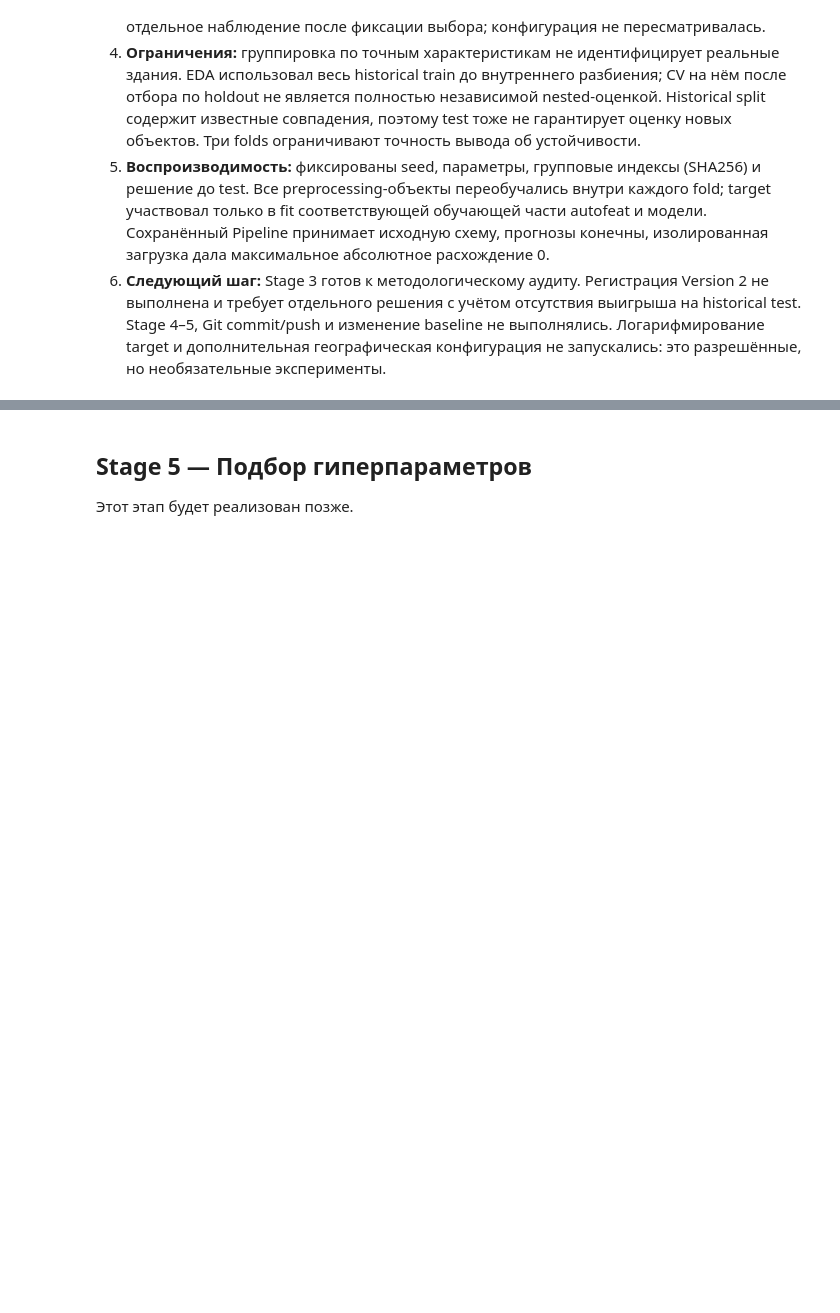
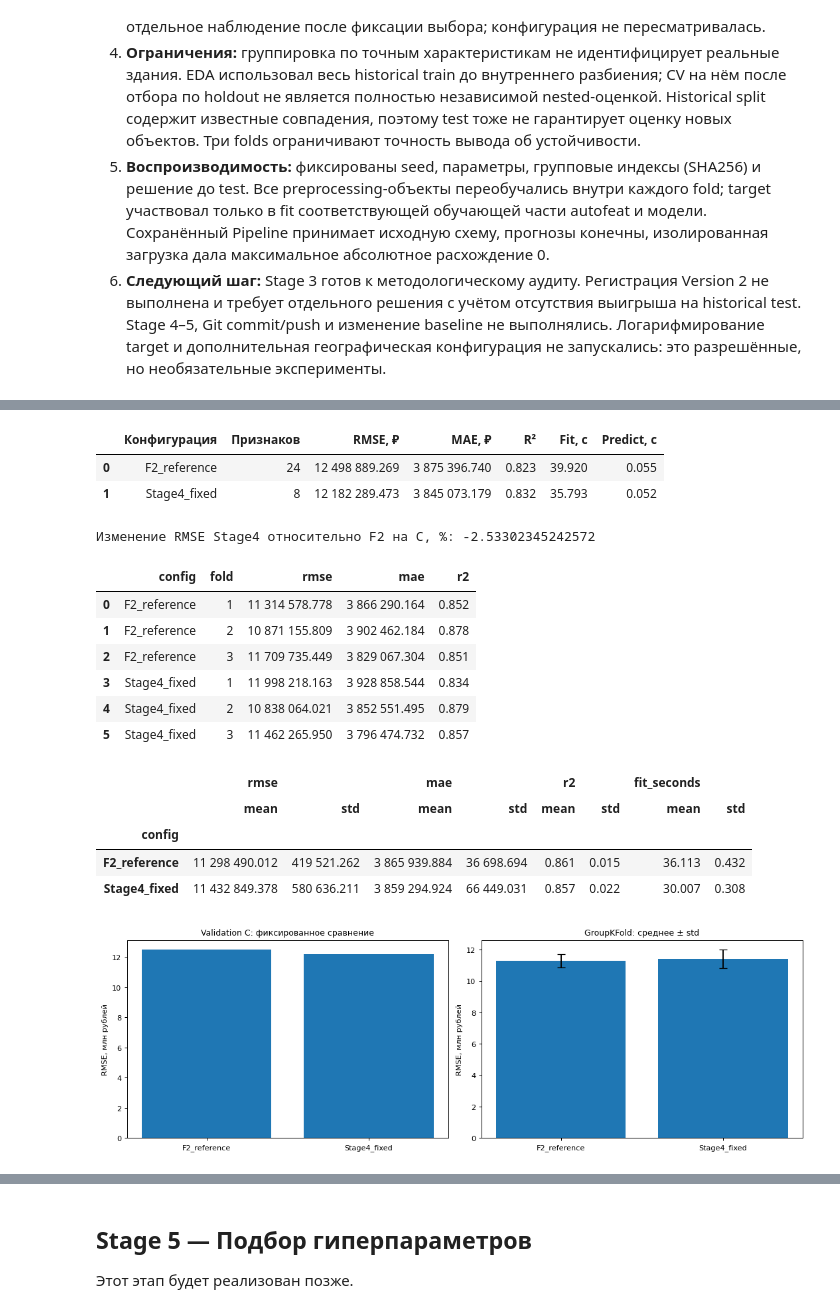
Before and after one commit to egpozd/mle-mlflow, a Jupyter notebook: model_improvement/model_improvement.ipynb, the cells around one changed output, grey strips where cells are left out. Saved outputs shown, nothing was run; the diff lists cells and outputs as text; code cells hidden in the pictures; blank space fills up the shorter version.

```diff
--- a/model_improvement/model_improvement.ipynb
+++ b/model_improvement/model_improvement.ipynb
@@ -753,0 +1017,35 @@ print("Исходный train не изменён. Registry Version 2 не ре
+# %%
+stage4_validation = pd.DataFrame(stage4_results["validation"])
+display(stage4_validation[["config", "features", "rmse", "mae", "r2", "fit_seconds", "predict_seconds"]].rename(columns={"config": "Конфигурация", "features": "Признаков", "rmse": "RMSE, ₽", "mae": "MAE, ₽", "r2": "R²", "fit_seconds": "Fit, с", "predict_seconds": "Predict, с"}))
+print("Изменение RMSE Stage4 относительно F2 на C, %:", stage4_results["validation_rmse_change_pct"])
+stage4_cv = pd.DataFrame(stage4_results["cv"])
+stage4_cv_summary = stage4_cv.groupby("config")[["rmse", "mae", "r2", "fit_seconds"]].agg(["mean", "std"])
+display(stage4_cv[["config", "fold", "rmse", "mae", "r2"]])
+display(stage4_cv_summary)
+fig, axes = plt.subplots(1, 2, figsize=(12, 4))
+axes[0].bar(stage4_validation.config, stage4_validation.rmse / 1e6)
+axes[0].set(title="Validation C: фиксированное сравнение", ylabel="RMSE, млн рублей")
+stage4_cv_plot = stage4_cv.groupby("config").rmse.agg(["mean", "std"])
+axes[1].bar(stage4_cv_plot.index, stage4_cv_plot["mean"] / 1e6, yerr=stage4_cv_plot["std"] / 1e6, capsize=5)
+axes[1].set(title="GroupKFold: среднее ± std", ylabel="RMSE, млн рублей")
+fig.tight_layout()
+plt.show()
+plt.close(fig)
+# %% [output]
+|  | Конфигурация | Признаков | RMSE, ₽ | MAE, ₽ | R² | Fit, с | Predict, с |
+| 0 | F2_reference | 24 | 12 498 889.269 | 3 875 396.740 | 0.823 | 39.920 | 0.055 |
+| 1 | Stage4_fixed | 8 | 12 182 289.473 | 3 845 073.179 | 0.832 | 35.793 | 0.052 |
+Изменение RMSE Stage4 относительно F2 на C, %: -2.53302345242572
+|  | config | fold | rmse | mae | r2 |
+| 0 | F2_reference | 1 | 11 314 578.778 | 3 866 290.164 | 0.852 |
+| 1 | F2_reference | 2 | 10 871 155.809 | 3 902 462.184 | 0.878 |
+| 2 | F2_reference | 3 | 11 709 735.449 | 3 829 067.304 | 0.851 |
+| 3 | Stage4_fixed | 1 | 11 998 218.163 | 3 928 858.544 | 0.834 |
+| 4 | Stage4_fixed | 2 | 10 838 064.021 | 3 852 551.495 | 0.879 |
+| 5 | Stage4_fixed | 3 | 11 462 265.950 | 3 796 474.732 | 0.857 |
+|  | rmse |  | mae |  | r2 |  | fit_seconds |  |
+|  | mean | std | mean | std | mean | std | mean | std |
+| config |  |  |  |  |  |  |  |  |
+| F2_reference | 11 298 490.012 | 419 521.262 | 3 865 939.884 | 36 698.694 | 0.861 | 0.015 | 36.113 | 0.432 |
+| Stage4_fixed | 11 432 849.378 | 580 636.211 | 3 859 294.924 | 66 449.031 | 0.857 | 0.022 | 30.007 | 0.308 |
+[figure, added]
```
Also changed, not shown: parts of 18 cells of this notebook, 3 other files.
